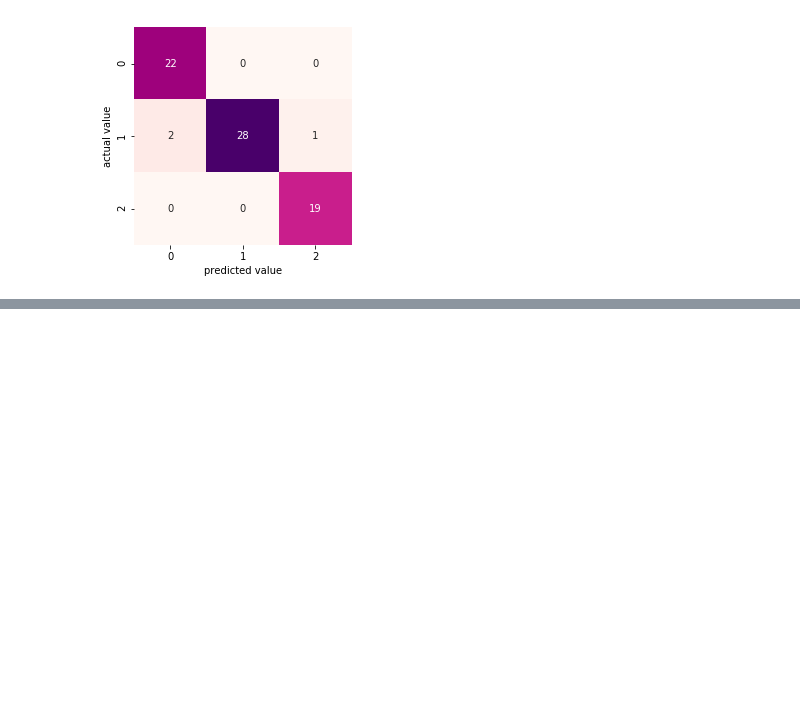
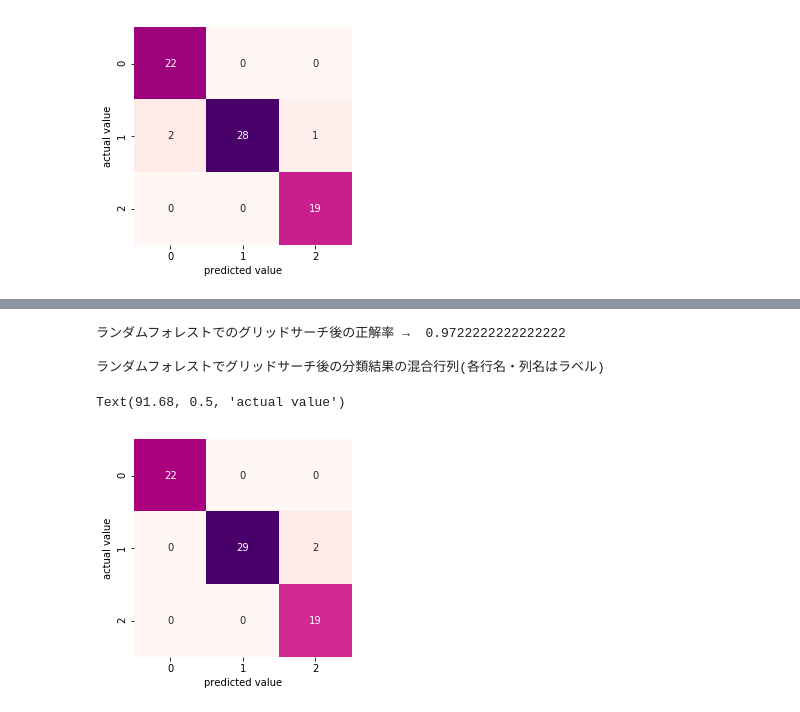
Before and after one commit to shin4488/Machine_Learning, a Jupyter notebook: Ensemble/RandomForest/wine/RF_wine.ipynb, the cells around one changed output, grey strips where cells are left out. Drawn from its saved outputs; the diff is of its cells as text; code cells hidden in the pictures; blank space fills up the shorter version.

```diff
--- a/Ensemble/RandomForest/wine/RF_wine.ipynb
+++ b/Ensemble/RandomForest/wine/RF_wine.ipynb
@@ -122,0 +174,14 @@ Text(91.68, 0.5, 'actual value')
+# %%
+#保存したモデルの読み込み
+from sklearn.externals import joblib
+RF_gridSearchClf_wine_loaded = joblib.load("RF_GridSearch_wine_ver3.pkl")
+#グリッドサーチによって決められた最適なパラメータの取得・表示
+RF_GridSearch_wine_predictor = RF_gridSearchClf_wine_loaded.best_estimator_
+print('Best parameters:')
+for key, value in RF_gridSearchClf_wine_loaded.best_params_.items():
+    print('\t{0:21s} : {1}'.format(key, value))
+print('Best cross-validation: {}'.format(RF_gridSearchClf_wine_loaded.best_score_))
+#各特徴量の重要度
+print('Feature Importances:')
+for index, feature_names in enumerate(wine_data.feature_names):
+    print('\t{0:28s} : {1:>.6f}'.format(feature_names, predictor.feature_importances_[index]))
@@ -122,0 +206,16 @@ Text(91.68, 0.5, 'actual value')
+# %%
+random_forest_GridSearch_score = RF_GridSearch_wine_predictor.score(x_test, y_test)
+print("ランダムフォレストでのグリッドサーチ後の正解率 → ", random_forest_GridSearch_score, "\n")
+#混合行列の作成(正解値(y_test)と予測値(y_pred_random_forest)の用意)
+print("ランダムフォレストでグリッドサーチ後の分類結果の混合行列(各行名・列名はラベル)")
+y_pred_random_forest_GridSearch = RF_GridSearch_wine_predictor.predict(x_test)
+mat_RF_GridSearch = confusion_matrix(y_test, y_pred_random_forest_GridSearch)
+sns.heatmap(mat_RF_GridSearch, square=True, annot=True, cbar=False, fmt="d", cmap="RdPu")
+plt.xlabel("predicted value")
+plt.ylabel("actual value")
+# %% [output]
+ランダムフォレストでのグリッドサーチ後の正解率 →  0.9722222222222222
+
+ランダムフォレストでグリッドサーチ後の分類結果の混合行列(各行名・列名はラベル)
+Text(91.68, 0.5, 'actual value')
+[figure, added]
```
Also changed, not shown: parts of 4 cells of this notebook.
